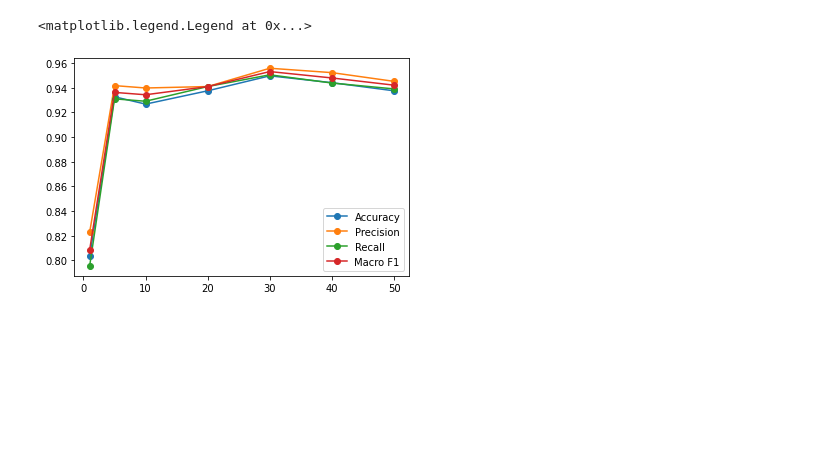
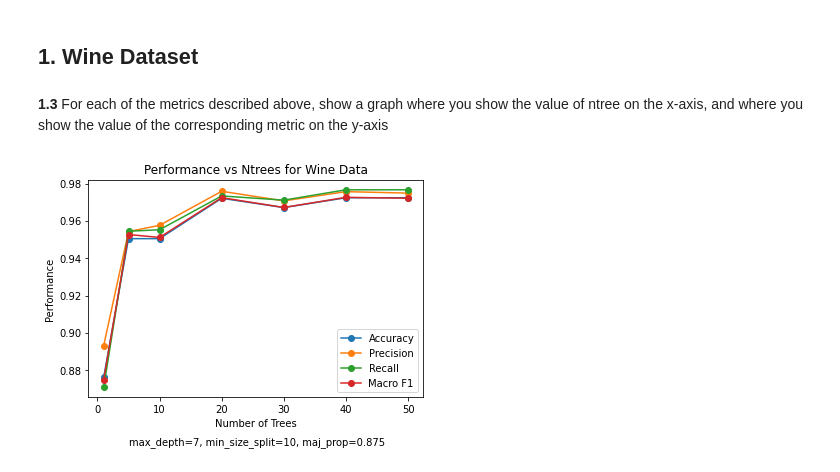
Before and after one commit to Andrei-Treil/CS589-HW3, a Jupyter notebook: hw3.ipynb, the cells around one changed output. Drawn from its saved outputs; the diff is of its cells as text; code cells hidden in the pictures; blank space fills up the shorter version.

```diff
--- a/hw3.ipynb
+++ b/hw3.ipynb
@@ -205,7 +199,6 @@ def k_fold(fold,attr_list,attr_vals,targets,df):
+# %% [markdown]
+## 1. Wine Dataset
 # %%
-np.random.seed(1)
-k = 10
-nvals = [1,5,10,20,30,40,50]
 wine_df = pd.read_csv('datasets/hw3_wine.csv',delim_whitespace=True)
 wine_attr = defaultdict(list)
 attr_list = list(wine_df.columns.values)
@@ -226,4 +219,20 @@ for i in range(k):
     this_fold = [wc1_split[i],wc2_split[i],wc3_split[i]]
     wine_fold.append(pd.concat(this_fold))
 
-fold_metrics_wine = k_fold(wine_fold,attr_list,wine_attr,wine_targets,wine_df)
+fold_metrics_wine = k_fold(wine_fold,attr_list,wine_attr,wine_targets,max_depth=7,min_size_split=10,maj_prop=0.875)
+n_acc = []
+n_prec = []
+n_rec = []
+n_f1 = []
+
+for n,perf in fold_metrics_wine.items():
+    avg_accuracy,avg_prec,avg_rec,avg_f1 = [0,0,0,0]
+    for res in perf:
+        avg_accuracy += res[0]
+        avg_prec += res[1]
+        avg_rec += res[2]
+        avg_f1 += res[3]
+    n_acc.append(avg_accuracy/10)
+    n_prec.append(avg_prec/10)
+    n_rec.append(avg_rec/10)
+    n_f1.append(avg_f1/10)
@@ -248,26 +239,17 @@ for i in range(k):
+# %% [markdown]
+**1.3**  For each of the metrics described above, show a graph where
+you show the value of ntree on the x-axis, and where you show the value of the corresponding
+metric on the y-axis
 # %%
-n_acc = []
-n_prec = []
-n_rec = []
-n_f1 = []
-
-for n,perf in fold_metrics.items():
-    avg_accuracy,avg_prec,avg_rec,avg_f1 = [0,0,0,0]
-    for res in perf:
-        avg_accuracy += res[0]
-        avg_prec += res[1]
-        avg_rec += res[2]
-        avg_f1 += res[3]
-    n_acc.append(avg_accuracy/10)
-    n_prec.append(avg_prec/10)
-    n_rec.append(avg_rec/10)
-    n_f1.append(avg_f1/10)
-
+plt.title('Performance vs Ntrees for Wine Data')
+plt.xlabel('Number of Trees')
+plt.ylabel('Performance')
 plt.plot(nvals,n_acc,label='Accuracy',marker='o')
 plt.plot(nvals,n_prec,label='Precision',marker='o')
 plt.plot(nvals,n_rec,label='Recall',marker='o')
 plt.plot(nvals,n_f1,label='Macro F1',marker='o')
 plt.legend()
+plt.text(5,0.84,'max_depth=7, min_size_split=10, maj_prop=0.875')
+plt.show()
 # %% [output]
-<matplotlib.legend.Legend at 0x...>
-[figure, old version]
+[figure, new version]
```
Also changed, not shown: parts of 17 cells of this notebook, 1 other file.
